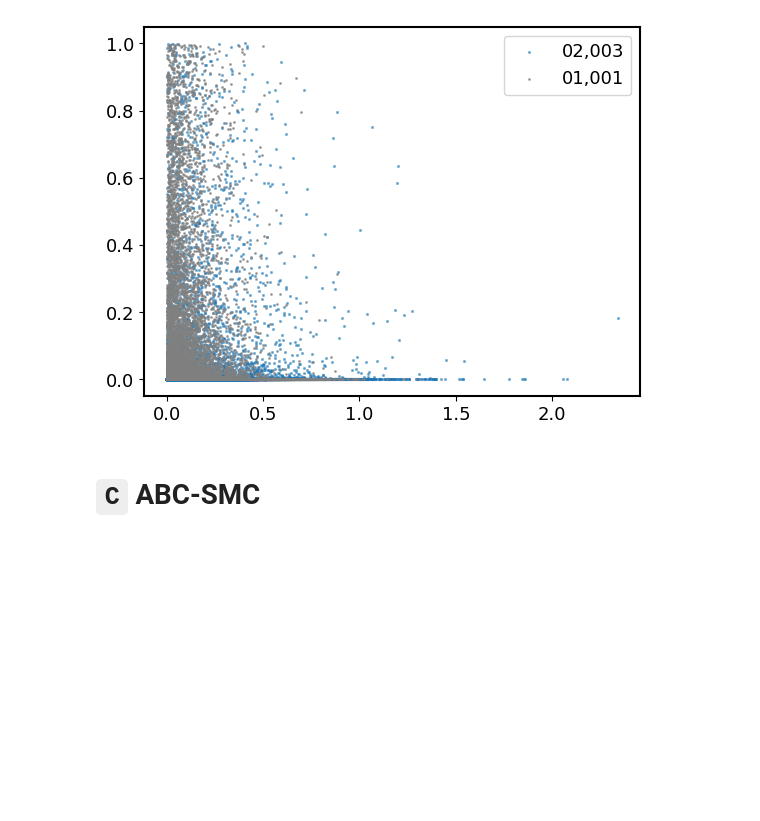
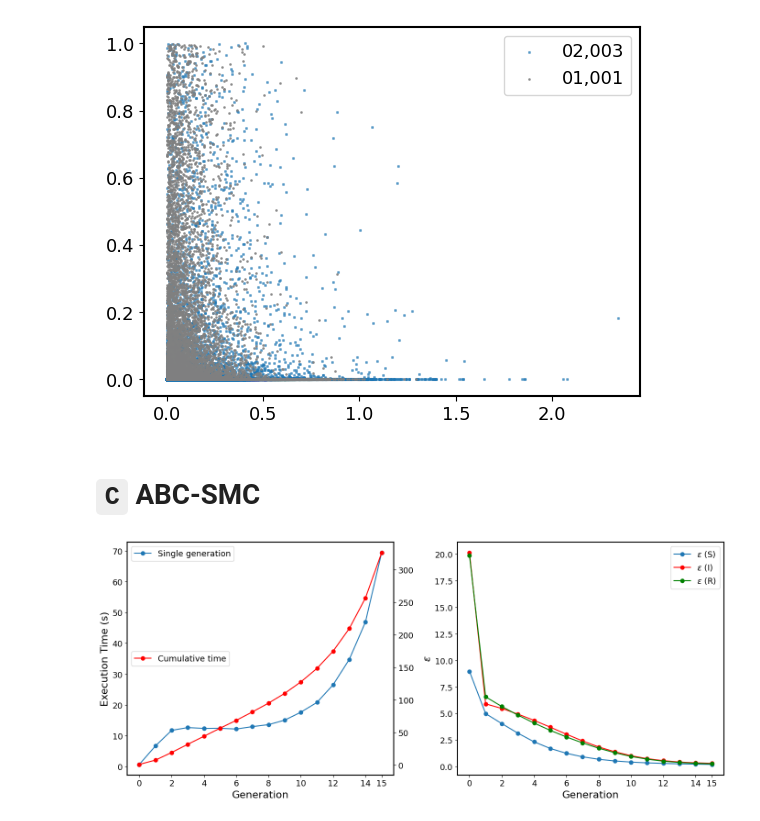
Before and after one commit to Berto70/abc_sir, a Jupyter notebook: py_code/abc_test.ipynb, the cells around one changed output. Drawn from its saved outputs; the diff is of its cells as text; code cells hidden in the pictures; blank space fills up the shorter version.

Commit message:
more plots

```diff
--- a/py_code/abc_test.ipynb
+++ b/py_code/abc_test.ipynb
@@ -817,0 +826,32 @@ gen_10 = pd.read_csv(path + '/abc_smc_gen_10.csv')
+# %%
+gen_stat = pd.read_csv(path + '/generation_stats.csv')
+# %%
+fig, ax = plt.subplots(1,2, figsize=(14,6))
+
+x_ticks_pos = []
+
+ax[0].plot(gen_stat['generation'], gen_stat['exec_time'], '-o', color='tab:blue', label='Single generation')
+ax[0].set_xlabel('Generation')
+ax[0].set_ylabel('Execution Time (s)')
+# ax[0].set_title('Generation Execution Time')
+ax[0].set_xticks([0,2,4,6,8,10,12,14,15], [0,2,4,6,8,10,12,14,15])
+
+ax2 = ax[0].twinx()
+ax2.plot(gen_stat['generation'], gen_stat['exec_time'].cumsum(), '-o', color='red', label='Cumulative time')
+ax[0].legend(loc='upper left')
+ax2.legend(loc='center left')
+
+
+ax[1].plot(gen_stat['generation'], gen_stat['tol_S'], '-o', color='tab:blue', label=r'$\varepsilon$ (S)')
+ax[1].plot(gen_stat['generation'], gen_stat['tol_I'], '-o', color='red', label=r'$\varepsilon$ (I)')
+ax[1].plot(gen_stat['generation'], gen_stat['tol_R'], '-o', color='green', label=r'$\varepsilon$ (R)')
+ax[1].set_xlabel('Generation')
+ax[1].set_ylabel(r'$\varepsilon$')
+# ax[1].set_title('Generation Tolerance')
+ax[1].legend(loc='upper right')
+ax[1].set_xticks([0,2,4,6,8,10,12,14,15], [0,2,4,6,8,10,12,14,15])
+
+plt.tight_layout()
+plt.show()
+# %% [output]
+[figure, added]
```
Also changed, not shown: parts of 9 cells of this notebook.
